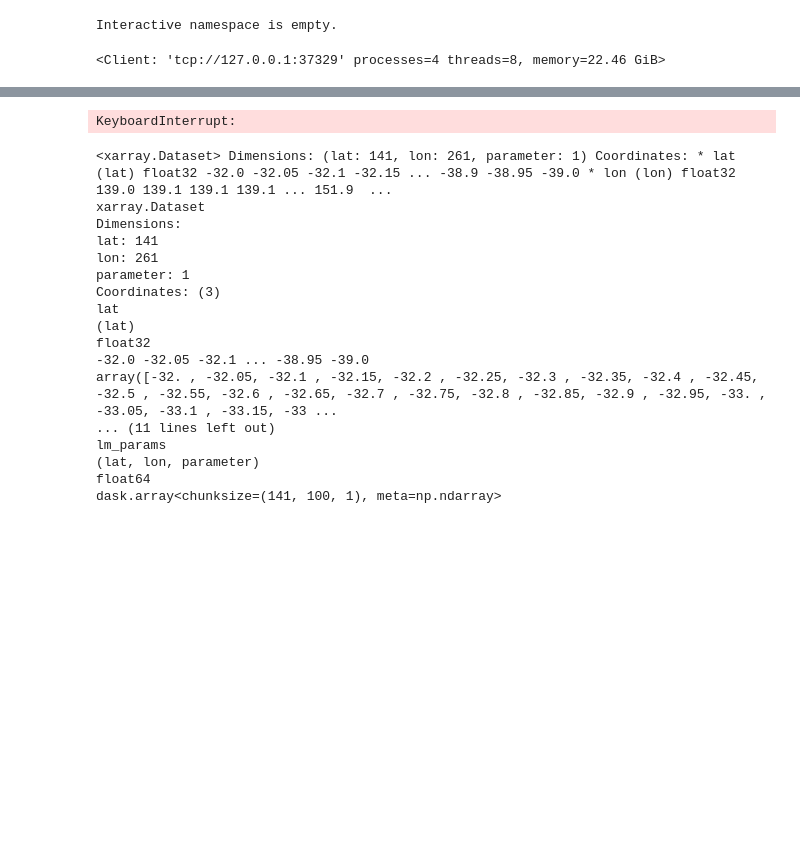
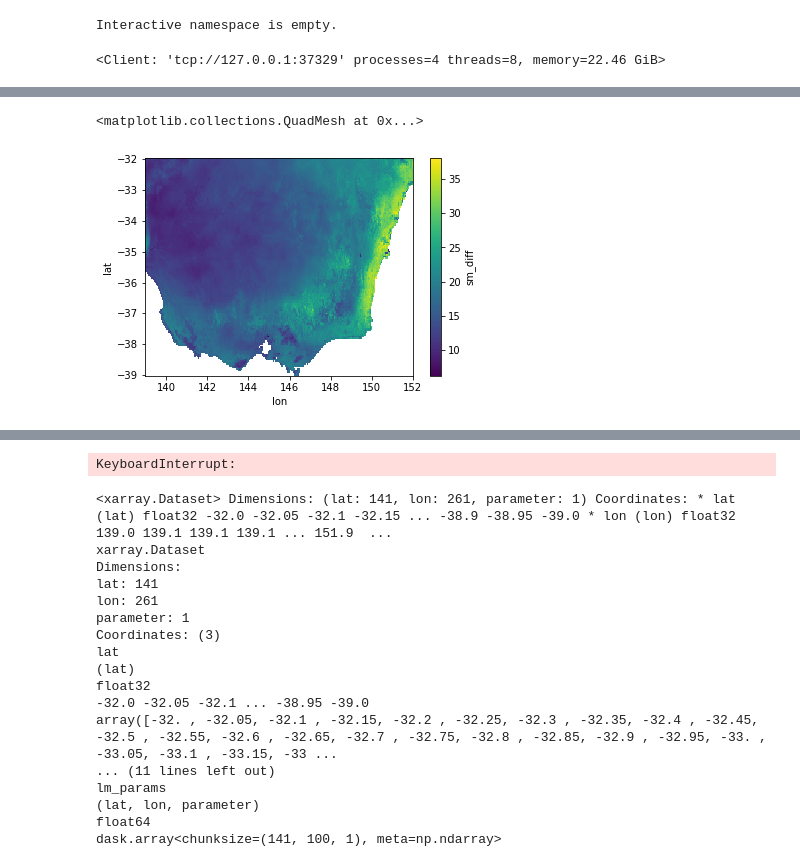
Before and after one commit to anjanadevanand/drought_break_probability, a Jupyter notebook: SM_PminusEQ_regrFit_gridded.ipynb, the cells around one changed output, grey strips where cells are left out. Cells and saved outputs as stored; diff of their text form; code cells hidden in the pictures; blank space fills up the shorter version.

```diff
--- a/SM_PminusEQ_regrFit_gridded.ipynb
+++ b/SM_PminusEQ_regrFit_gridded.ipynb
@@ -132,0 +230,5 @@ cluster.scale(cores=0)
+# %%
+da_sm_diff.where(da_sm_diff>0).mean('time').plot()
+# %% [output]
+<matplotlib.collections.QuadMesh at 0x...>
+[figure, added]
```
Also changed, not shown: parts of 16 cells of this notebook, 2 other files.
